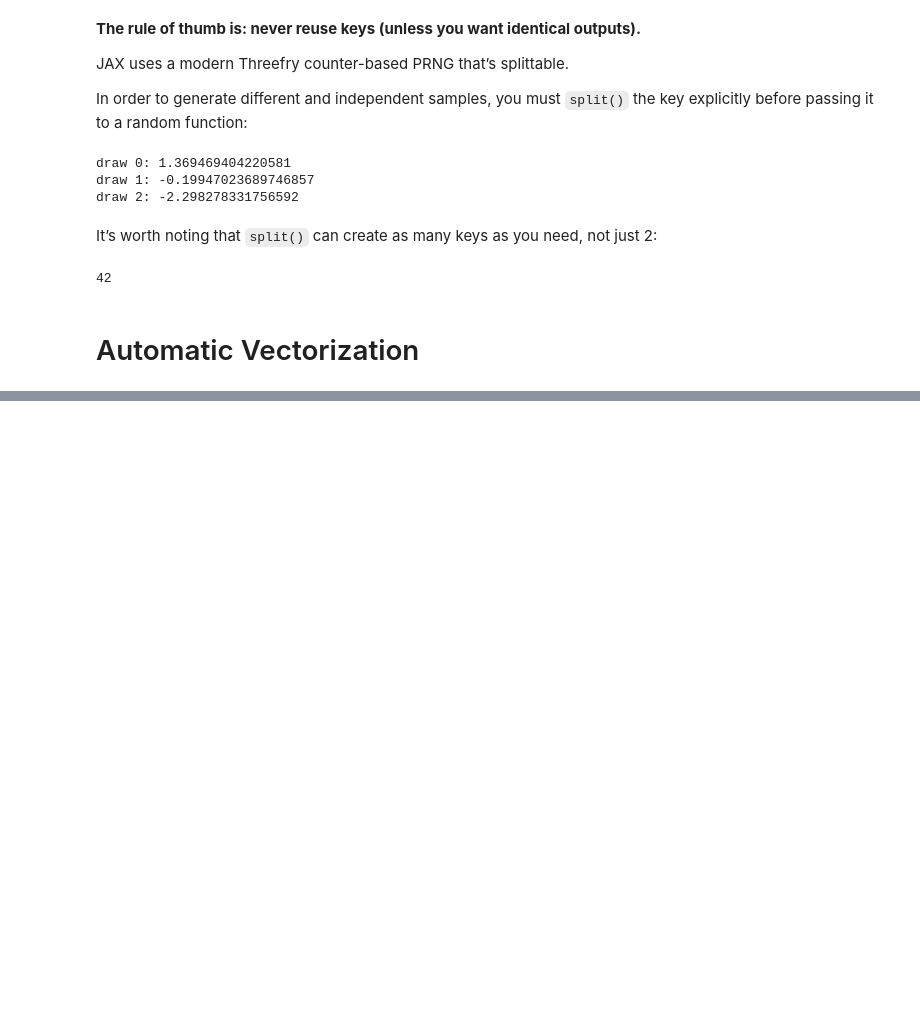
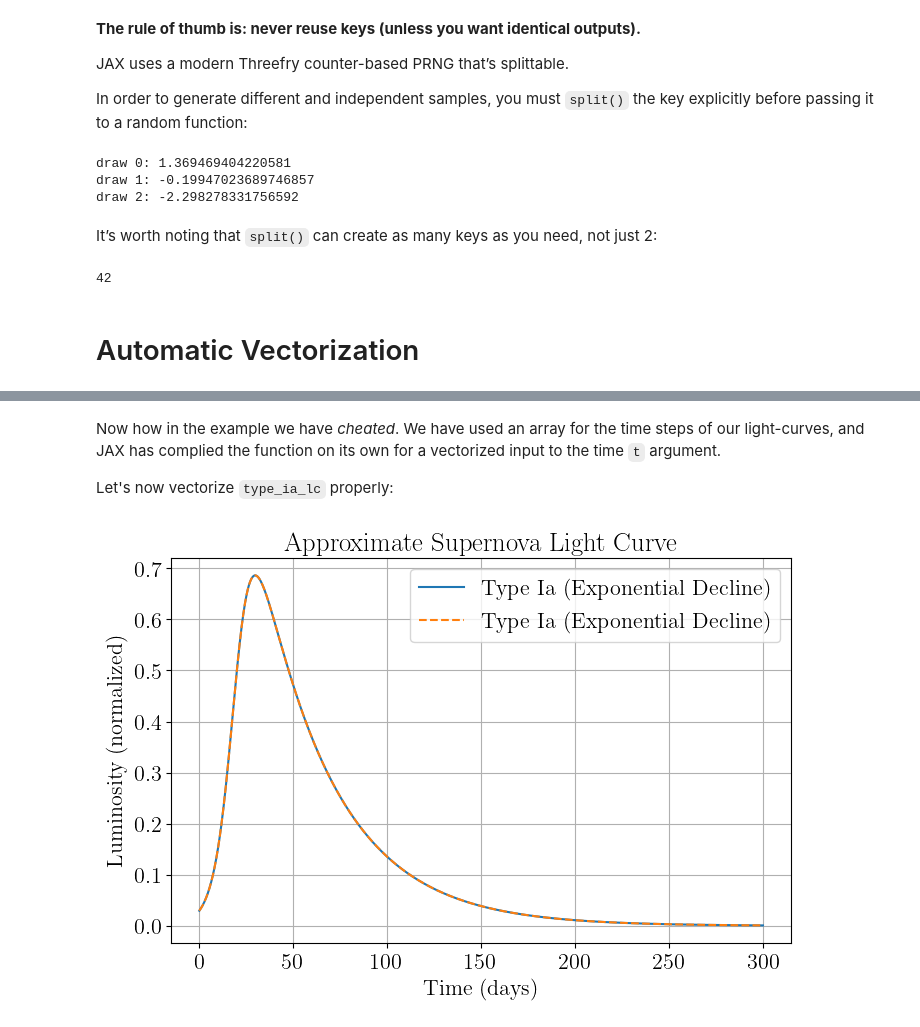
Before and after one commit to alexalar/intro_jax, a Jupyter notebook: notebooks/jax_overview.ipynb, the cells around one changed output, grey strips where cells are left out. Saved outputs shown, nothing was run; the diff lists cells and outputs as text; code cells hidden in the pictures; blank space fills up the shorter version.

```diff
--- a/notebooks/jax_overview.ipynb
+++ b/notebooks/jax_overview.ipynb
@@ -826,0 +869,33 @@ print(len(forty_two_subkeys))
+# %% [markdown]
+Now how in the example we have *cheated*. We have used an array for the time steps of our light-curves, and JAX has complied the function on its own for a vectorized input to the time `t` argument.
+
+Let's now vectorize `type_ia_lc` properly:
+# %%
+from jax import vmap
+
+type_ia_lc_time_vmap = vmap(type_ia_lc, in_axes=[0, None, None, None, None])
+
+# default values for (t_peak, L_peak, tau_decay, width)
+default_vals = (20.0, 1.0, 40.0, 5.0)
+# %%
+# Time range (0 to 300 days)
+t = jnp.linspace(0, 300, 1000)
+
+# Compute light curves
+L_ia_vmap = type_ia_lc_time_vmap(t, *default_vals)
+
+# Plot the supernova light curves
+plt.figure(figsize=(8, 5))
+plt.plot(t, L_ia, label="Type Ia (Exponential Decline)", linestyle='-')
+plt.plot(t, L_ia_vmap, label="Type Ia (Exponential Decline)", linestyle='--')
+
+# plt.yscale('symlog', linthresh=0.1)  # Supernova light curves are usually plotted in log scale
+# plt.yscale('log')
+plt.xlabel("Time (days)")
+plt.ylabel("Luminosity (normalized)")
+plt.title("Approximate Supernova Light Curve")
+plt.legend()
+plt.grid()
+plt.show()
+# %% [output]
+[figure, added]
```
Also changed, not shown: parts of 8 cells of this notebook.
